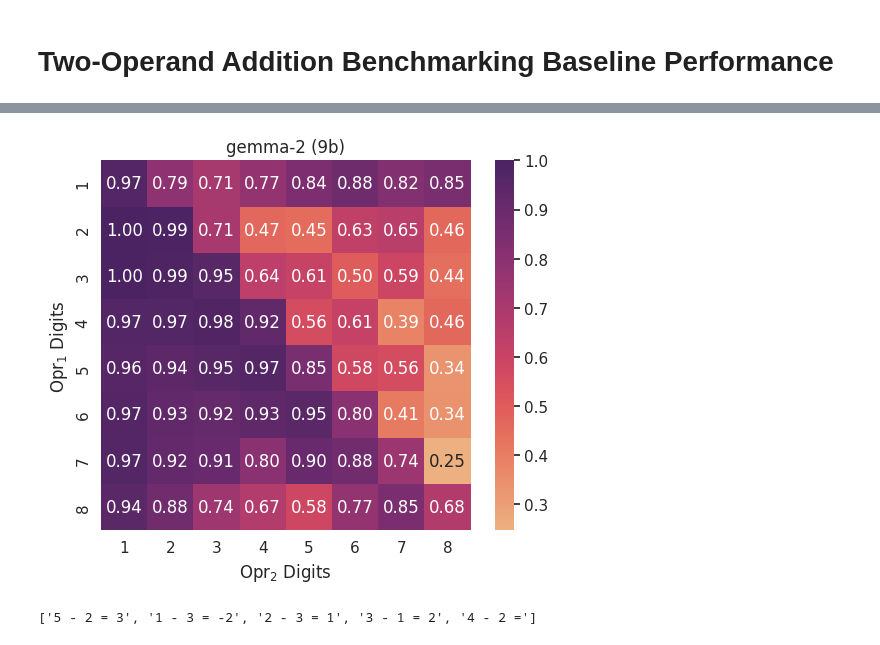
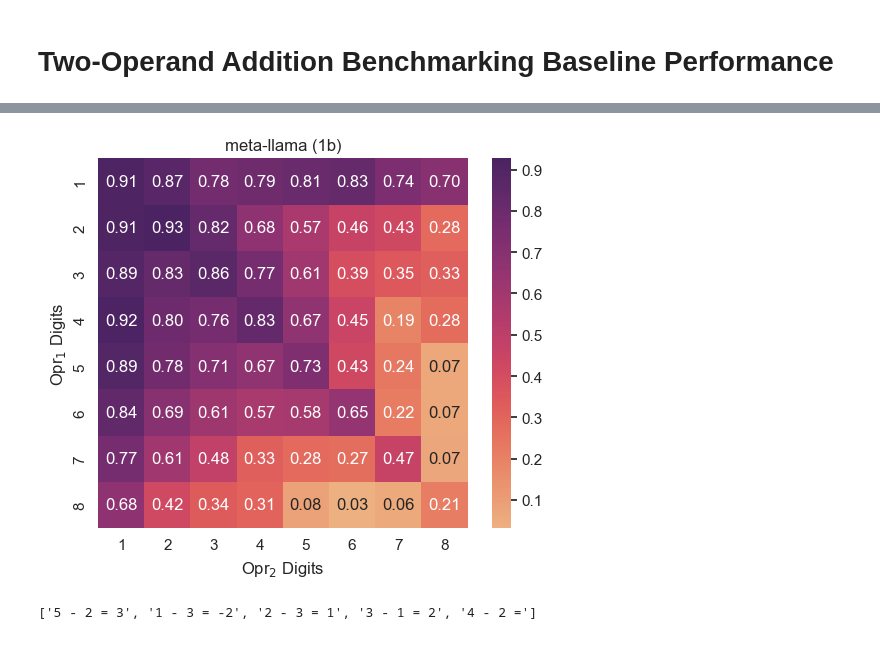
Before and after one commit to alansun17904/mech-arith, a Jupyter notebook: notebooks/bechmark.ipynb, the cells around one changed output, grey strips where cells are left out. Saved outputs shown, nothing was run; the diff lists cells and outputs as text; code cells hidden in the pictures.

Commit message:
benchmark notebook updated with plots

```diff
--- a/notebooks/bechmark.ipynb
+++ b/notebooks/bechmark.ipynb
@@ -19,6 +19,18 @@ da = pickle.load(open(ROOT / "meta-llama-add-baseline-benchmark.pkl", "rb"))
 # %%
+def parse_ans(s):
+    splits = s.split("\n")
+    prob = splits[3]
+    prob = prob.split("=")
+    a, b = prob[0].split("+")
+    try:
+        return (int(a), int(b), int(prob[1]))
+    except:
+        return (int(a), int(b), -10)
+
 def get_accuracy_add(points):
     correct = [a[0] + a[1] == a[2] for a in points]
     return sum(correct) / len(points)
+# %%
+parsed = {k : list(map(parse_ans, v)) for k, v in da.items()}
 # %%
-accuracy = {k : get_accuracy_add(v) for k, v in da.items()}
+accuracy = {k : get_accuracy_add(v) for k, v in parsed.items()}
@@ -45,18 +57,18 @@ accuracy
 # %%
 grid = np.zeros((8,8))
 # %%
-for k, v in da.items():
+for k, v in accuracy.items():
     grid[k[0]-1,k[1]-1] = v
 # %%
 ax = sns.heatmap(grid, cmap="flare", annot=True, fmt=".2f", square=True, cbar=True)
 ax.set_xticklabels(range(1,9))
 ax.set_yticklabels(range(1,9))
-ax.set_title("gemma-2 (9b)")
+ax.set_title("meta-llama (1b)")
 ax.set_ylabel("Opr$_1$ Digits")
 ax.set_xlabel("Opr$_2$ Digits")
-plt.savefig("../figures/gemma-2-9b-sub-benchmark.pdf")
+plt.savefig("gemma-2-add-benchmark.pdf")
 # %% [output]
-[figure, old version]
+[figure, new version]
 # %%
 d[(1,1)][0].split("\n")
 # %% [output]
```
Also changed, not shown: parts of 3 cells of this notebook, 4 other files.
